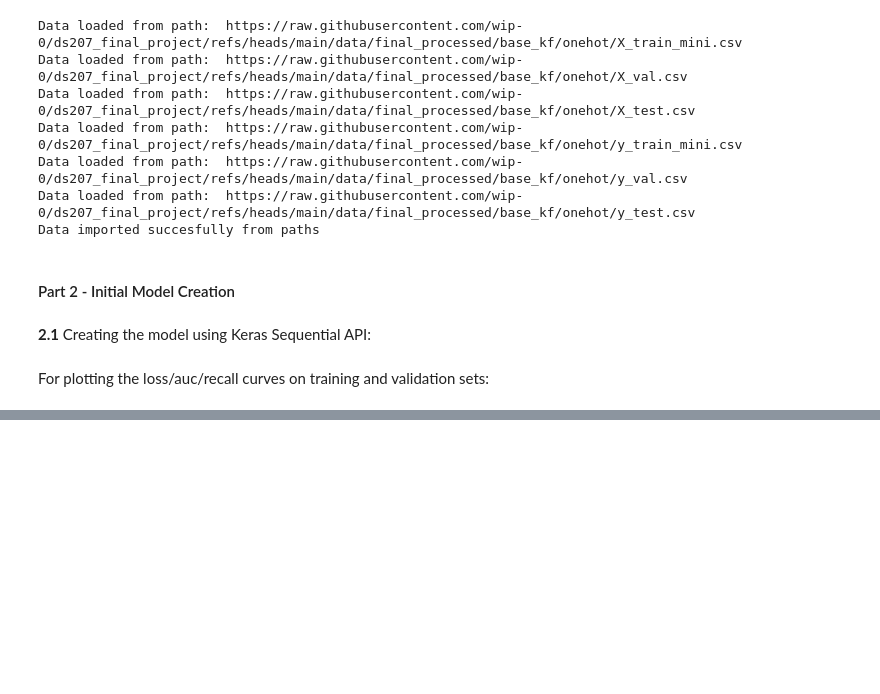
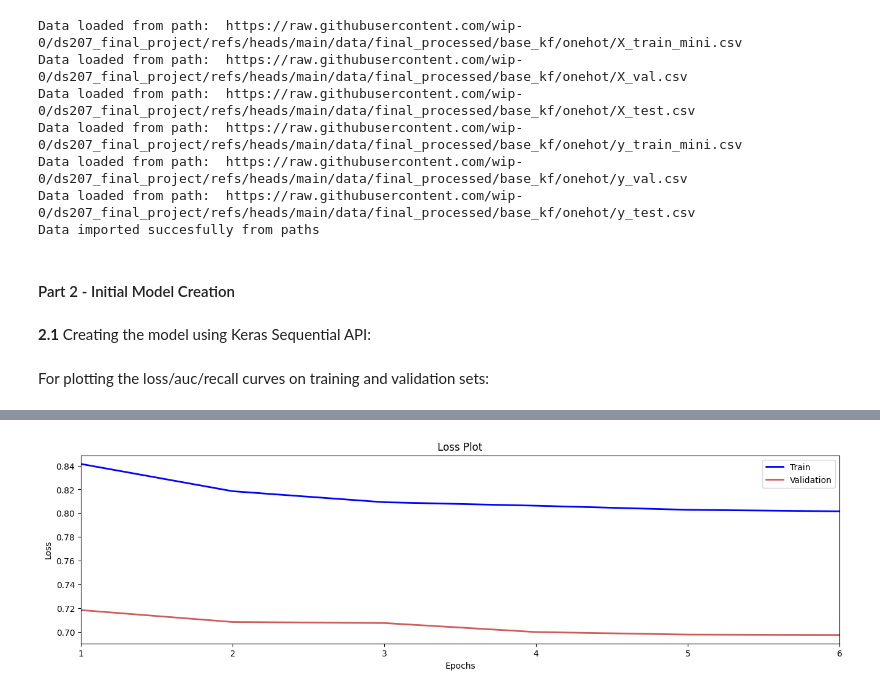
Before and after one commit to wip-0/ds207_final_project, a Jupyter notebook: notebook/DNNv1/dnnv1_vts.ipynb, the cells around one changed output, grey strips where cells are left out. Saved outputs shown, nothing was run; the diff lists cells and outputs as text; code cells hidden in the pictures; blank space fills up the shorter version.

```diff
--- a/notebook/DNNv1/dnnv1_vts.ipynb
+++ b/notebook/DNNv1/dnnv1_vts.ipynb
@@ -229,0 +703,4 @@ plot_model_report(history= init_history.history, kind= 'loss')
+# %%
+plot_model_report(history= history_fine_tuned.history, kind= 'loss')
+# %% [output]
+[figure, added]
```
Also changed, not shown: parts of 34 cells of this notebook, 1 other file.
